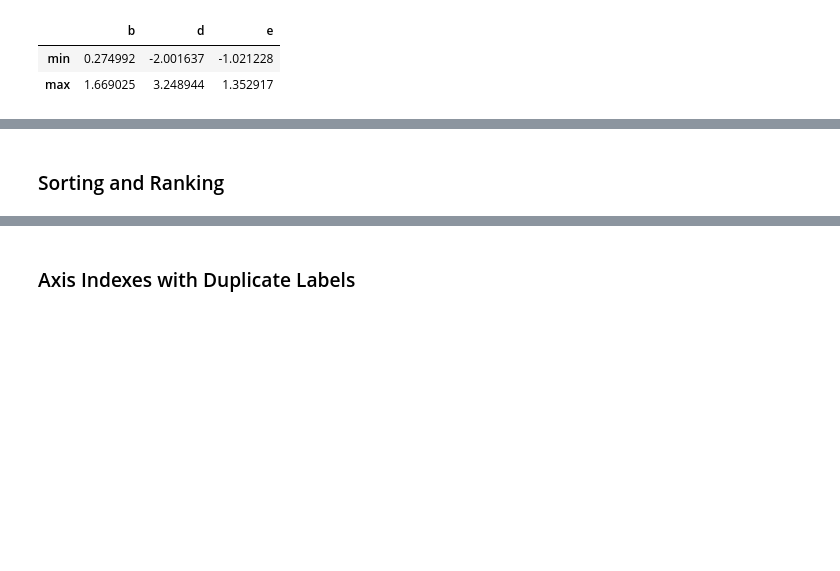
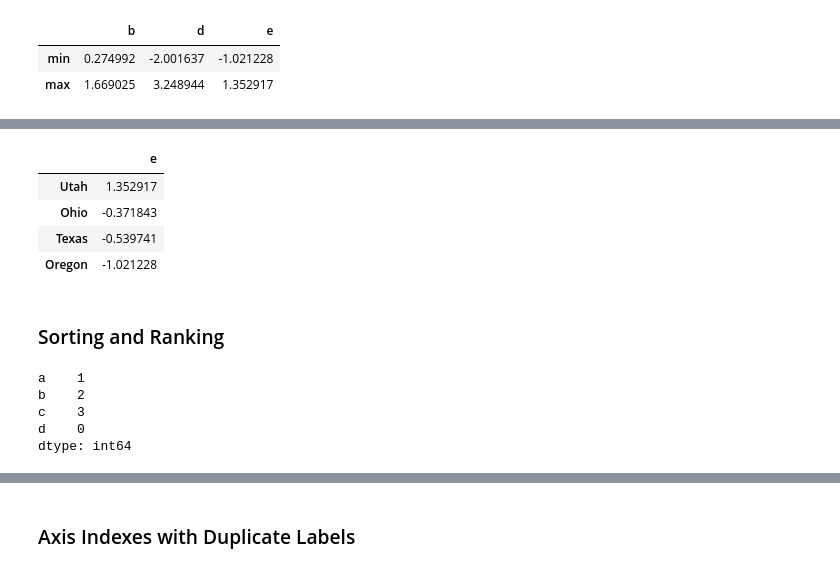
Before and after one commit to rhodapang/Python-for-data-analysis, a Jupyter notebook: ch05 Pandas Intro.ipynb, the cells around one changed output, grey strips where cells are left out. Cells and saved outputs as stored; diff of their text form; code cells hidden in the pictures; blank space fills up the shorter version.

```diff
--- a/ch05 Pandas Intro.ipynb
+++ b/ch05 Pandas Intro.ipynb
@@ -969,3 +977,11 @@ frame['e'].map(format)
+# %%
+frame[['e']]
+# %% [output]
+|  | e |
+| Utah | 1.352917 |
+| Ohio | -0.371843 |
+| Texas | -0.539741 |
+| Oregon | -1.021228 |
 # %% [markdown]
 ### Sorting and Ranking
 # %%
@@ -973,0 +989,8 @@ obj.sort_index()
+# %%
+obj.sort_index()
+# %% [output]
+a    1
+b    2
+c    3
+d    0
+dtype: int64
```
Also changed, not shown: parts of 7 cells of this notebook.
